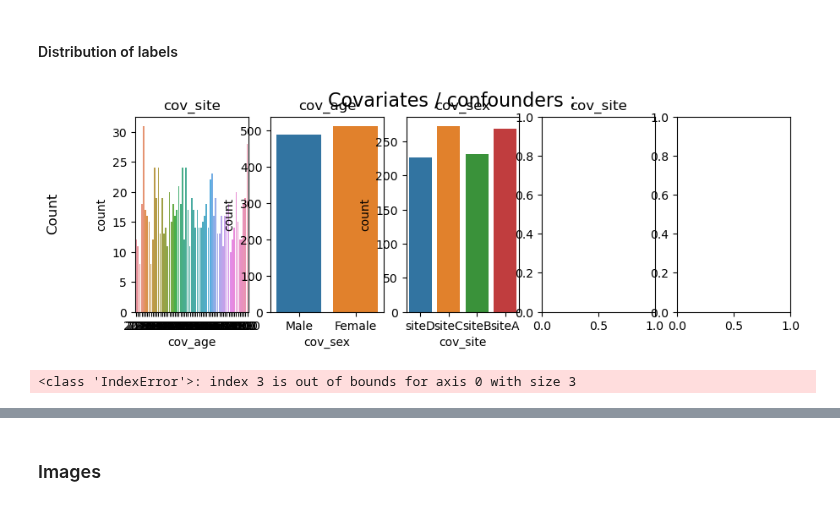
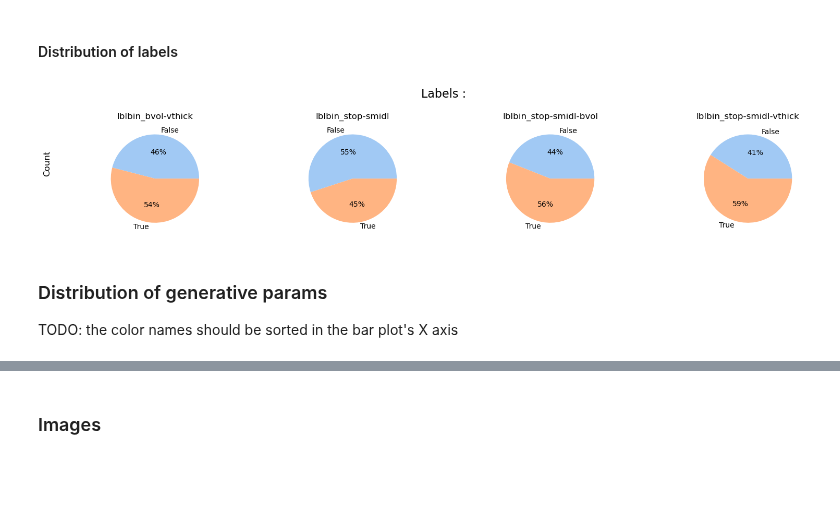
Before and after one commit to RoshanRane/toybrains, a Jupyter notebook: create_toybrains.ipynb, the cells around one changed output, grey strips where cells are left out. Saved outputs shown, nothing was run; the diff lists cells and outputs as text; code cells hidden in the pictures; blank space fills up the shorter version.

Commit message:
added 4 binary labels

```diff
--- a/create_toybrains.ipynb
+++ b/create_toybrains.ipynb
@@ -112,8 +150,11 @@ plt.show()
 #### Distribution of labels
 # %%
 # get all column names starting with 'gen_'
-plot_col_dists(df.filter(regex='^lbl_'), title="Covariates / confounders :")
+plot_col_dists(df.filter(regex='^lbl'), title="Labels :")
 plt.show()
 # %% [output]
-[figure, old version]
+[figure, new version]
-<class 'IndexError'>: index 3 is out of bounds for axis 0 with size 3
+# %% [markdown]
+### Distribution of generative params
+
+TODO: the color names should be sorted in the bar plot's X axis
```
Also changed, not shown: parts of 11 cells of this notebook, 1 other file.
